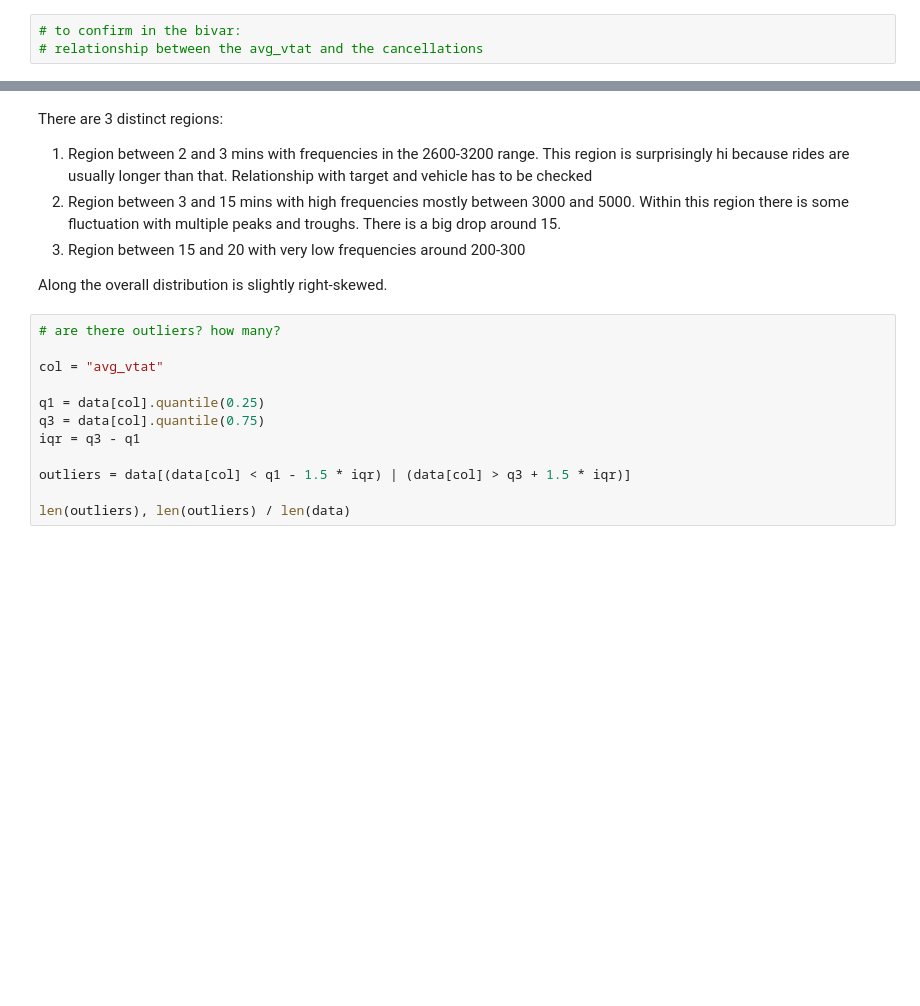
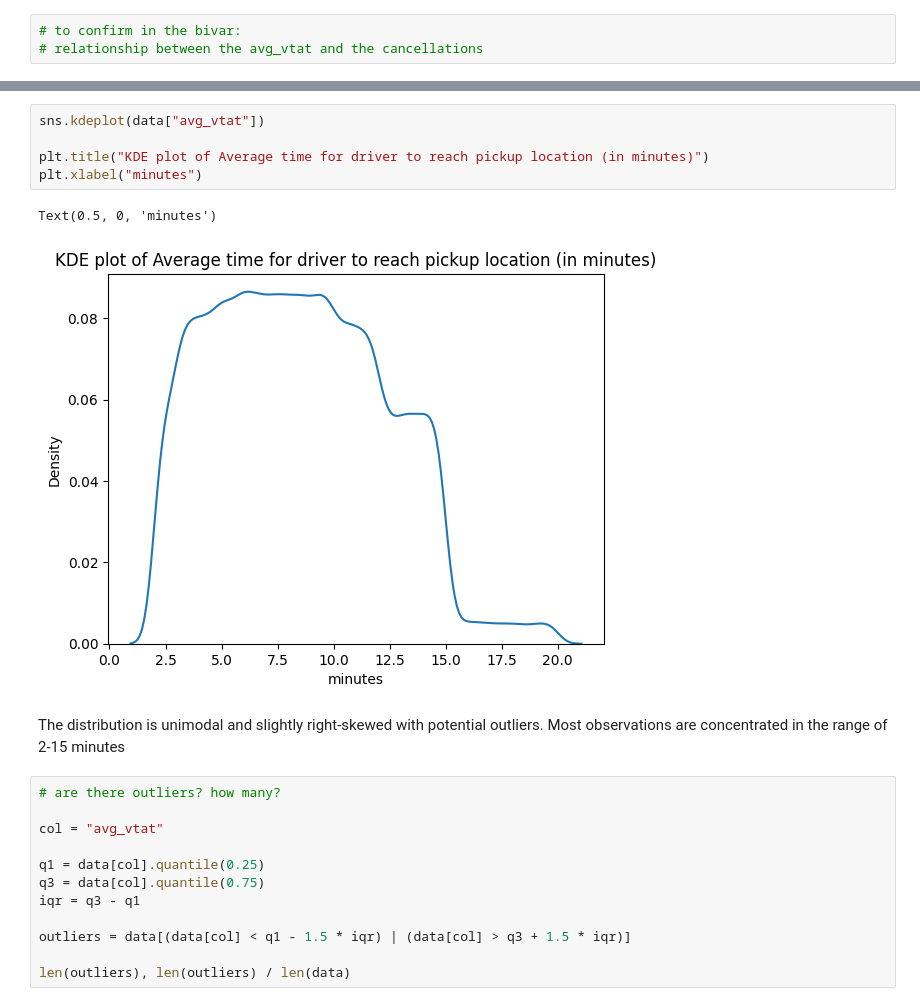
Before and after one commit to amaldu/uber-ride-cancellation-prediction, a Jupyter notebook: uber-analysis/notebooks/04_univar_eda.ipynb, the cells around one changed output, grey strips where cells are left out. Cells and saved outputs as stored; diff of their text form; blank space fills up the shorter version.

```diff
--- a/uber-analysis/notebooks/04_univar_eda.ipynb
+++ b/uber-analysis/notebooks/04_univar_eda.ipynb
@@ -834,10 +834,13 @@ ax.grid(True, which="both")
+# %%
+sns.kdeplot(data["avg_vtat"])
+
+plt.title("KDE plot of Average time for driver to reach pickup location (in minutes)")
+plt.xlabel("minutes")
+# %% [output]
+Text(0.5, 0, 'minutes')
+[figure, added]
 # %% [markdown]
-There are 3 distinct regions:
-1. Region between 2 and 3 mins with frequencies in the 2600-3200 range. This region is surprisingly hi because rides are usually longer than that. Relationship with target and vehicle has to be checked
-2. Region between 3 and 15 mins with high frequencies mostly between 3000 and 5000. Within this region there is some fluctuation with multiple peaks and troughs. There is a big drop around 15.
-3. Region between 15 and 20 with very low frequencies around 200-300
-
-Along the overall distribution is slightly right-skewed.
+The distribution is unimodal and slightly right-skewed with potential outliers. Most observations are concentrated in the range of 2-15 minutes
 # %%
 # are there outliers? how many?
 
```
Also changed, not shown: parts of 2 cells of this notebook, 1 other file.
